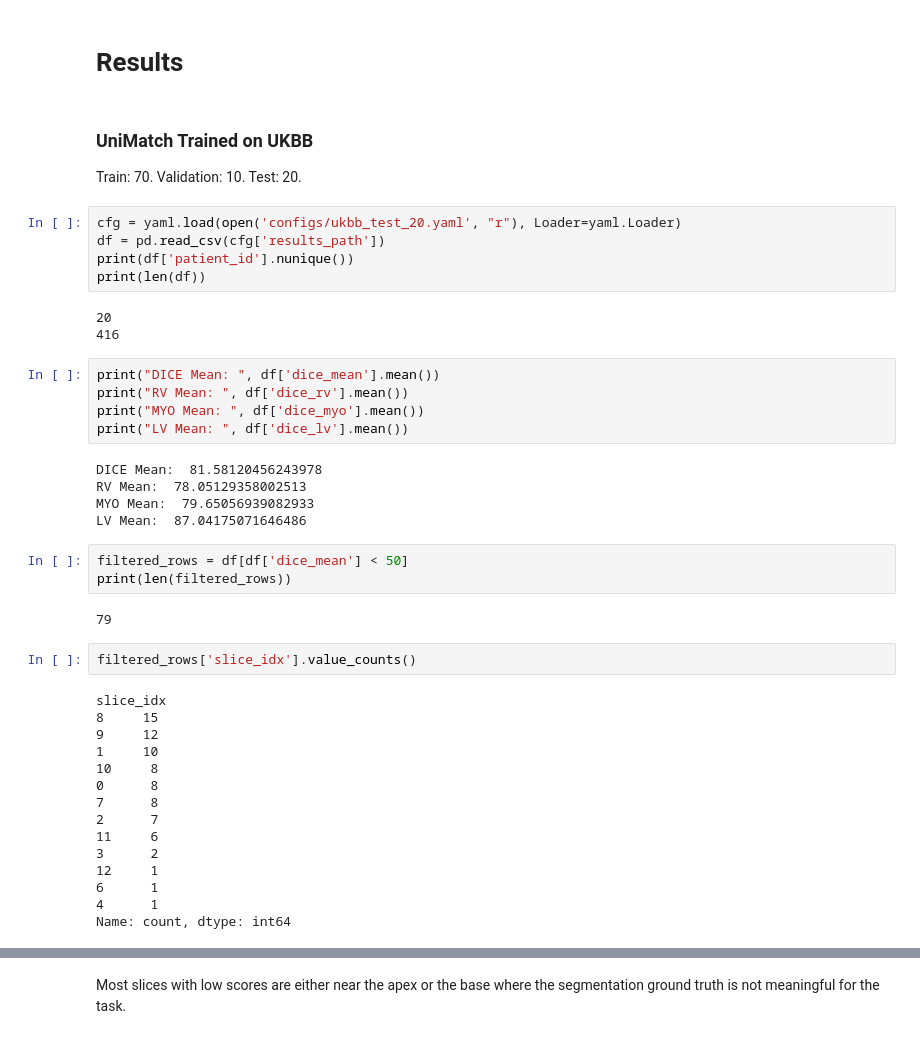
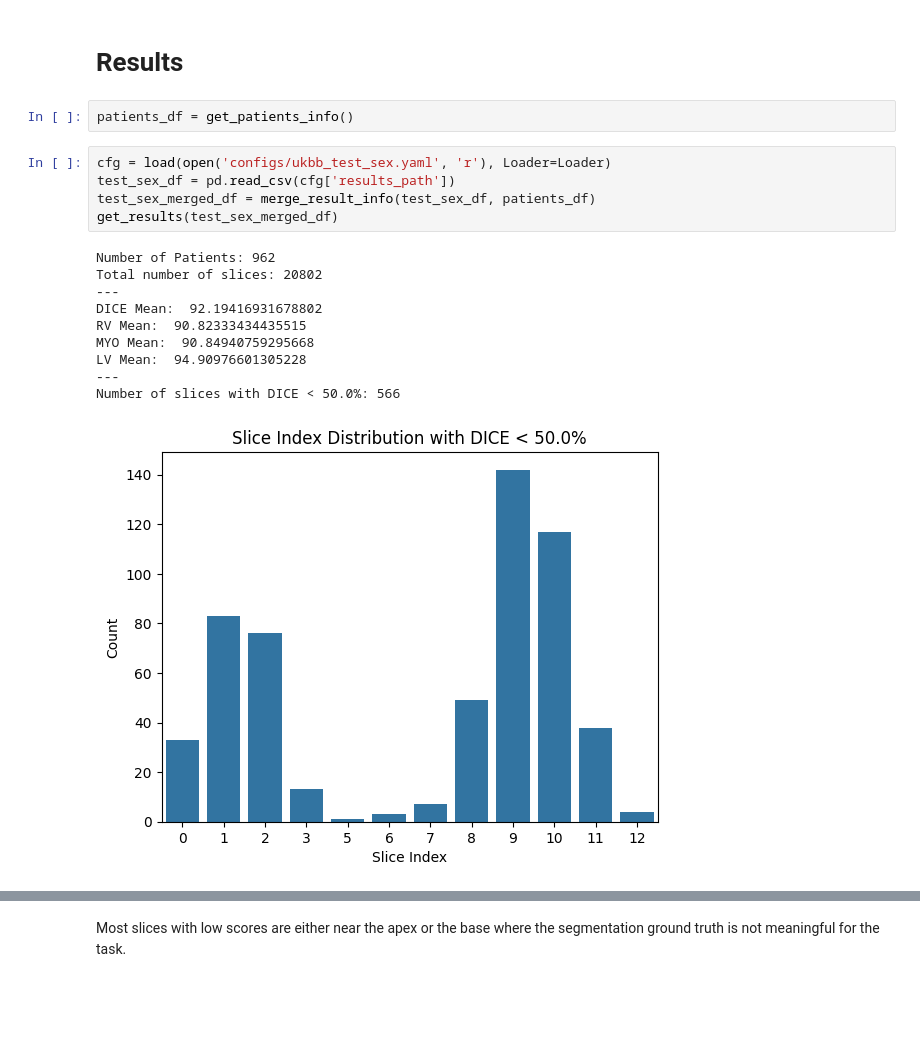
Before and after one commit to msskzx/UniMatch, a Jupyter notebook: more-scenarios/medical/ukbb_analysis.ipynb, the cells around one changed output, grey strips where cells are left out. Cells and saved outputs as stored; diff of their text form; blank space fills up the shorter version.

```diff
--- a/more-scenarios/medical/ukbb_analysis.ipynb
+++ b/more-scenarios/medical/ukbb_analysis.ipynb
@@ -13,45 +17,20 @@ from util.dataset_utils import control_sex, control_age, control_ethnicity
 # %% [markdown]
 # Results
-# %% [markdown]
-### UniMatch Trained on UKBB
-Train: 70. Validation: 10. Test: 20.
+# %%
+patients_df = get_patients_info()
 # %%
-cfg = yaml.load(open('configs/ukbb_test_20.yaml', "r"), Loader=yaml.Loader)
-df = pd.read_csv(cfg['results_path'])
-print(df['patient_id'].nunique())
-print(len(df))
+cfg = load(open('configs/ukbb_test_sex.yaml', 'r'), Loader=Loader)
+test_sex_df = pd.read_csv(cfg['results_path'])
+test_sex_merged_df = merge_result_info(test_sex_df, patients_df)
+get_results(test_sex_merged_df)
 # %% [output]
-20
-416
+Number of Patients: 962
+Total number of slices: 20802
+---
+DICE Mean:  92.19416931678802
+RV Mean:  90.82333434435515
+MYO Mean:  90.84940759295668
+LV Mean:  94.90976601305228
+---
+Number of slices with DICE < 50.0%: 566
+[figure, added]
-# %%
-print("DICE Mean: ", df['dice_mean'].mean())
-print("RV Mean: ", df['dice_rv'].mean())
-print("MYO Mean: ", df['dice_myo'].mean())
-print("LV Mean: ", df['dice_lv'].mean())
-# %% [output]
-DICE Mean:  81.58120456243978
-RV Mean:  78.05129358002513
-MYO Mean:  79.65056939082933
-LV Mean:  87.04175071646486
-# %%
-filtered_rows = df[df['dice_mean'] < 50]
-print(len(filtered_rows))
-# %% [output]
-79
-# %%
-filtered_rows['slice_idx'].value_counts()
-# %% [output]
-slice_idx
-8     15
-9     12
-1     10
-10     8
-0      8
-7      8
-2      7
-11     6
-3      2
-12     1
-6      1
-4      1
-Name: count, dtype: int64
```
Also changed, not shown: parts of 7 cells of this notebook, 6 other files.
